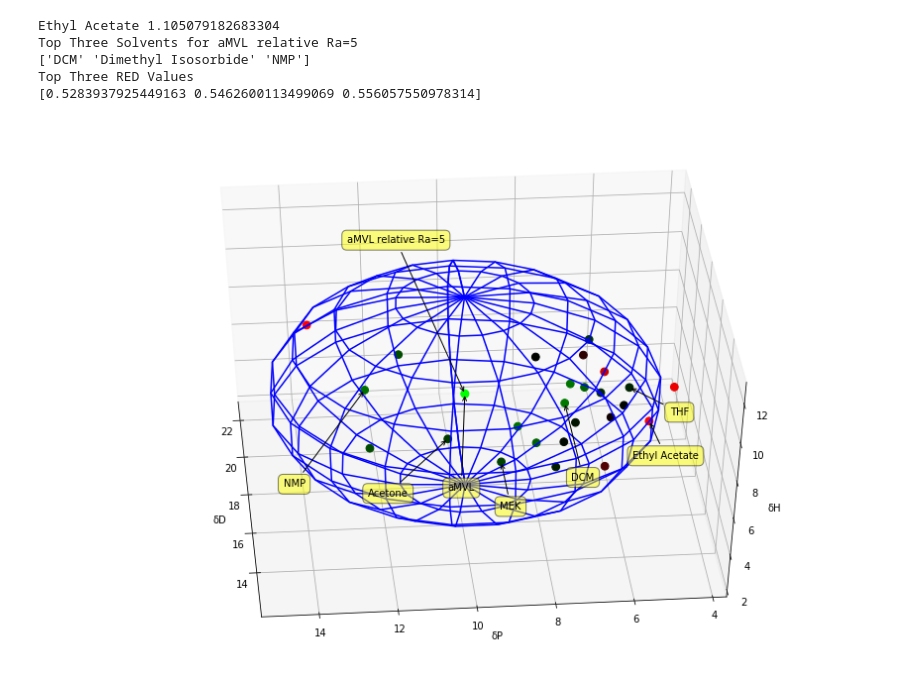
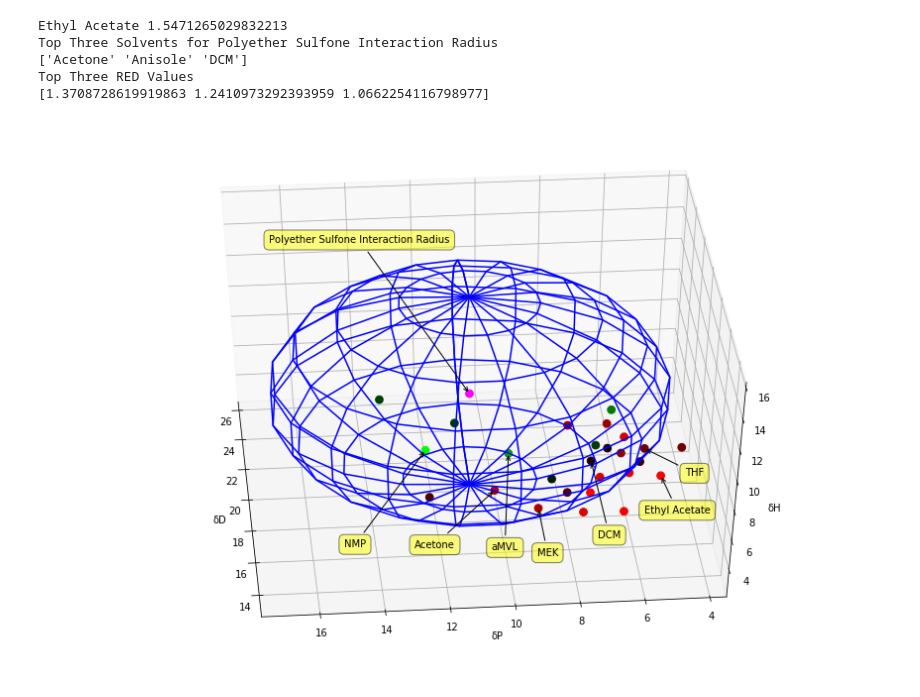
Before and after one commit to neltnerb/Solvent_Chart, a Jupyter notebook: Solvents.ipynb, the cells around one changed output. Saved outputs shown, nothing was run; the diff lists cells and outputs as text; code cells hidden in the pictures.

```diff
--- a/Solvents.ipynb
+++ b/Solvents.ipynb
@@ -56,8 +56,8 @@ fig = plt.figure(figsize=(15, 10))
 ax = fig.add_subplot(111, projection='3d')
 ax.view_init(45, 175)
 
-SelectedPolymer = [D[0], P[0], H[0], 5]
-PolymerTitle = 'aMVL relative Ra=5'
+SelectedPolymer = PES
+PolymerTitle = 'Polyether Sulfone Interaction Radius'
 
 # And we want to append this datapoint to the graphed data and draw a sphere around it with RED=1
 D = np.append(D, [SelectedPolymer[0]])
@@ -78,8 +78,9 @@ redvals = np.array(np.maximum(0, np.minimum(1, (RED-1))))
 colors = []
 greenvals = greenvals/max(greenvals[0:-2])
 redvals = redvals/max(redvals[0:-2])
-for i in range(0, greenvals.size):
+for i in range(0, greenvals.size-1):
     colors.append((min(1, redvals[i]), min(1, greenvals[i]), 0, 1))
+colors.append((1, 0, 1, 1))
 
 # Add axes labels.
 ax.set_xlabel('δD')
@@ -99,35 +100,35 @@ ax.plot_wireframe(x, y, z, color="b")
 #for i in range(0, 25):
 #    addtitle(i)
 addtitle(0, 10, -100)
 addtitle(1, 30, -80)
 addtitle(3, -60, -100)
 addtitle(13, 60, -30)
 addtitle(25, 50, -40)
 addtitle(10, -40, -60)
 addtitle(9, 20, -50)
 addtitle(26, -20, 150)
 
 print(Names[25], RED[25])
 
 # Finally, let's produce a list of the best solvents for our chosen polymer.
 
 dtype = [('RED', float), ('D', float), ('P', float), ('H', float), ('Name', 'S22')]
 solvents = np.stack([RED, D, P, H, Names])
 ind = np.argsort(solvents[0,1:-2])
 sorted_solvents = solvents[1:-2,ind]
 print("Top Three Solvents for " + PolymerTitle)
 print(solvents[4,ind[1:4]])
 print("Top Three RED Values")
 print(solvents[0,ind[1:4]])
 
 plt.show()
 
 # This shows each of the provided solvents, as well as the chosen polymer and the polymer's solubility radius.
 # Dots in green fell within the radius and are solvents for the polymer. Dots in red are insoluble.
 # %% [output]
-Ethyl Acetate 1.105079182683304
-Top Three Solvents for aMVL relative Ra=5
-['DCM' 'Dimethyl Isosorbide' 'NMP']
+Ethyl Acetate 1.5471265029832213
+Top Three Solvents for Polyether Sulfone Interaction Radius
+['Acetone' 'Anisole' 'DCM']
 Top Three RED Values
-[0.5283937925449163 0.5462600113499069 0.556057550978314]
+[1.3708728619919863 1.2410973292393959 1.0662254116798977]
-[figure, old version]
+[figure, new version]
```
